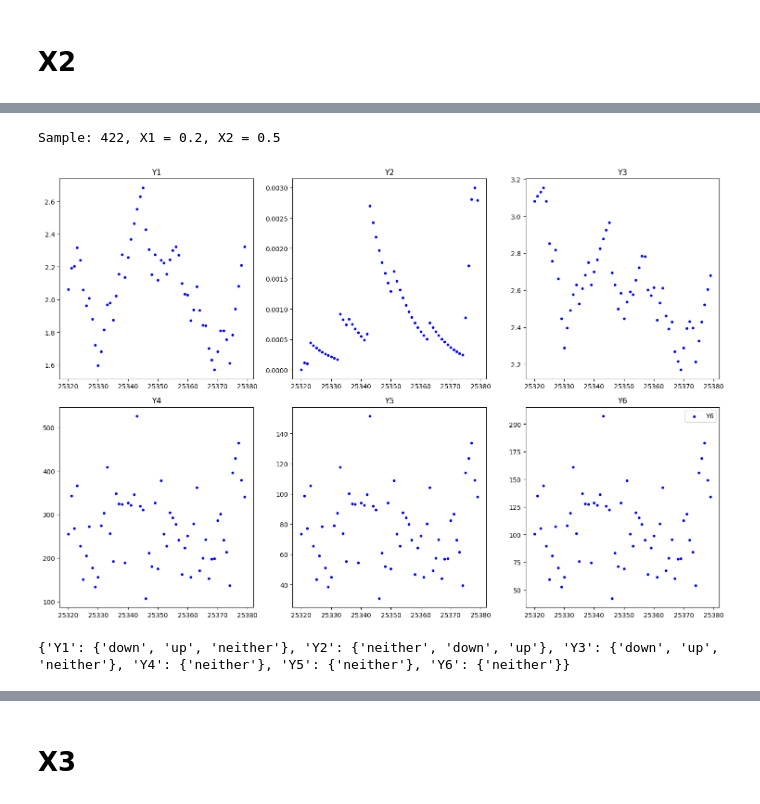
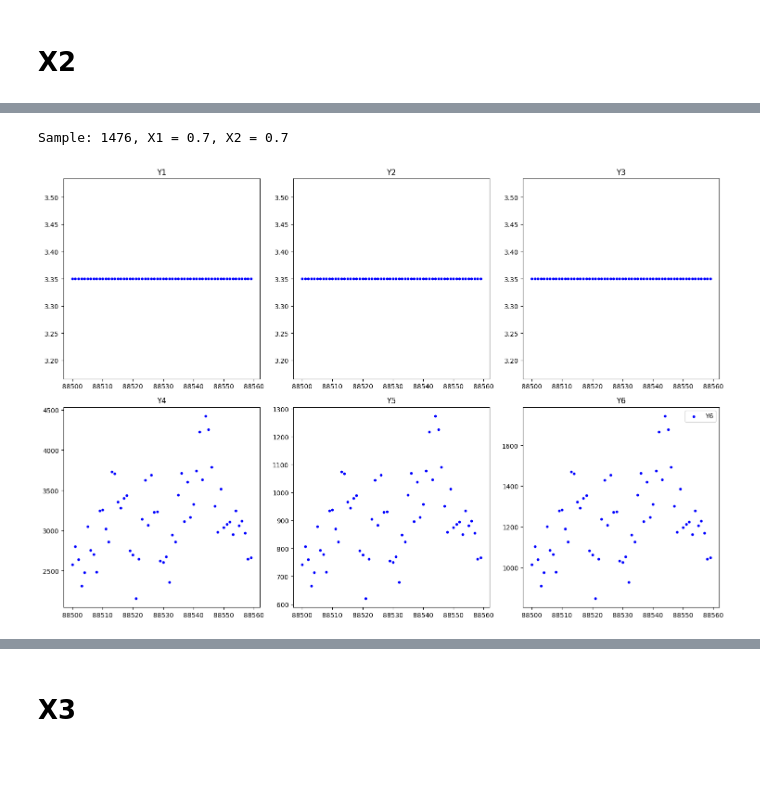
Before and after one commit to GATE-Institute-Future-Cities/NASA-UQ-Challenge-2025, a Jupyter notebook: monotonicity.ipynb, the cells around one changed output, grey strips where cells are left out. Saved outputs shown, nothing was run; the diff lists cells and outputs as text; code cells hidden in the pictures; blank space fills up the shorter version.

```diff
--- a/monotonicity.ipynb
+++ b/monotonicity.ipynb
@@ -242,11 +213,7 @@ df
 # %%
-s = np.random.randint(0, 900)
-print(f'Sample: {s}, X1 = {round(input_df["X1"].loc[s-1], 8)}, X2 = {round(input_df["X2"].loc[s-1], 8)}')
+s = np.random.randint(0, 2200)
+print(f'Sample: {s+1}, X1 = {round(input_df["X1"].loc[s-1], 8)}, X2 = {round(input_df["X2"].loc[s-1], 8)}')
 plot_cols(df.iloc[s*60:(s+1)*60], plot_type = 'o', show_marks = False)
 # %% [output]
-Sample: 422, X1 = 0.2, X2 = 0.5
+Sample: 1476, X1 = 0.7, X2 = 0.7
-[figure, old version]
+[figure, new version]
-# %%
-m,samples = is_monotone(df, input_df, ['X1', 'X2'], seed_diff=True)
-# %% [output]
-{'Y1': {'down', 'up', 'neither'}, 'Y2': {'neither', 'down', 'up'}, 'Y3': {'down', 'up', 'neither'}, 'Y4': {'neither'}, 'Y5': {'neither'}, 'Y6': {'neither'}}
```
Also changed, not shown: parts of 23 cells of this notebook.
